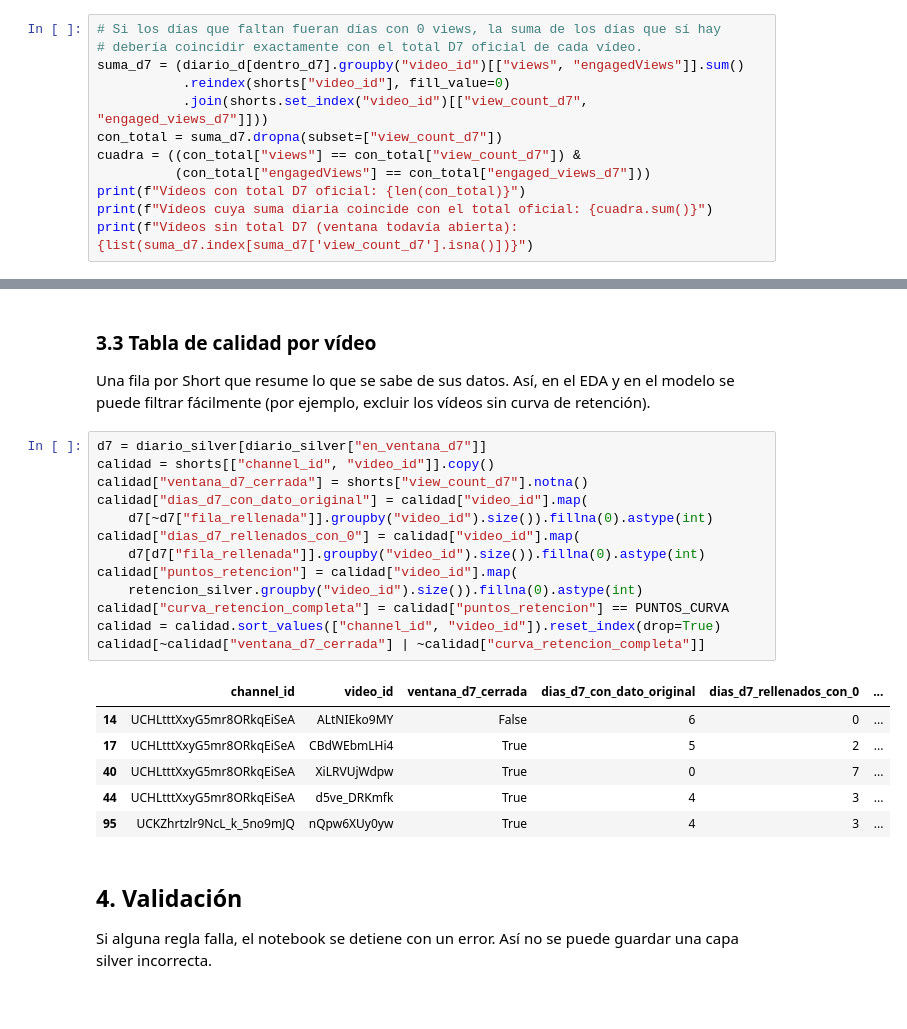
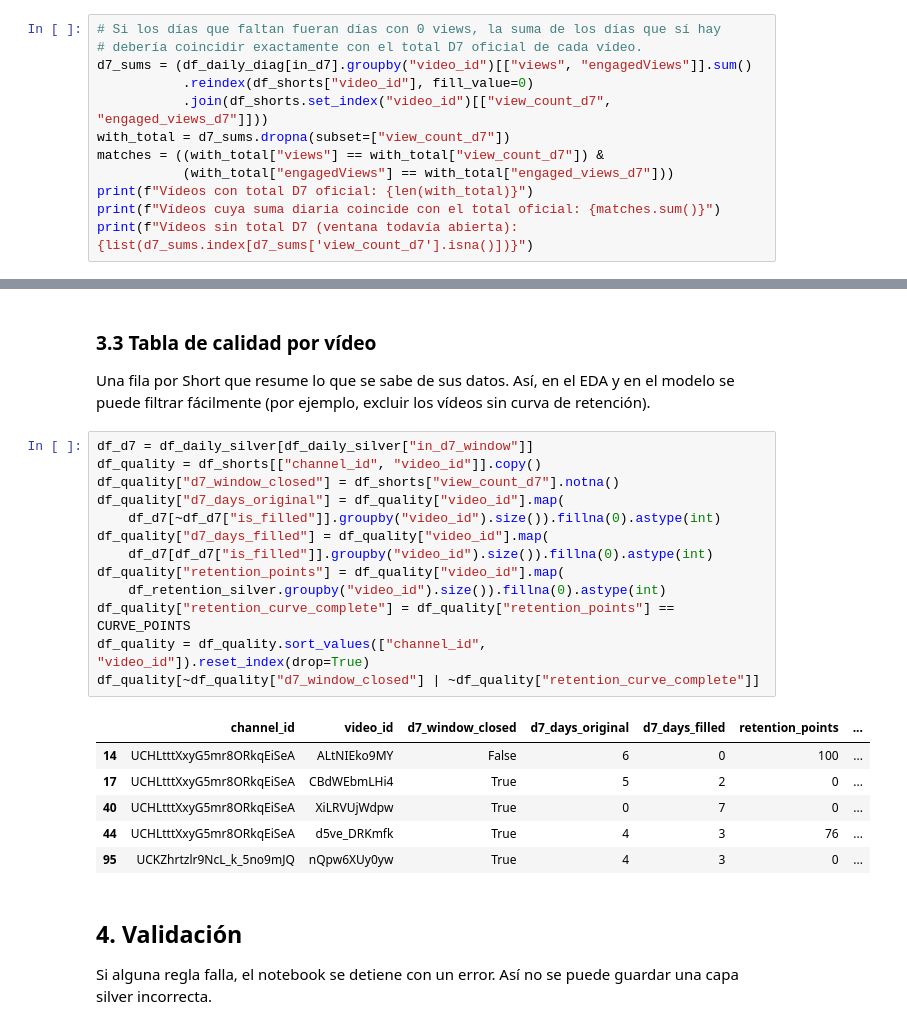
Before and after one commit to vittorio-perillo/TFM-Evolve, a Jupyter notebook: notebooks/01_limpieza_diario_retencion.ipynb, the cells around one changed output, grey strips where cells are left out. Cells and saved outputs as stored; diff of their text form.

```diff
--- a/notebooks/01_limpieza_diario_retencion.ipynb
+++ b/notebooks/01_limpieza_diario_retencion.ipynb
@@ -170,15 +183,15 @@ Número de días con fila dentro de D7 → número de vídeos
 # %%
 # Si los días que faltan fueran días con 0 views, la suma de los días que sí hay
 # debería coincidir exactamente con el total D7 oficial de cada vídeo.
-suma_d7 = (diario_d[dentro_d7].groupby("video_id")[["views", "engagedViews"]].sum()
-           .reindex(shorts["video_id"], fill_value=0)
-           .join(shorts.set_index("video_id")[["view_count_d7", "engaged_views_d7"]]))
-con_total = suma_d7.dropna(subset=["view_count_d7"])
-cuadra = ((con_total["views"] == con_total["view_count_d7"]) &
-          (con_total["engagedViews"] == con_total["engaged_views_d7"]))
-print(f"Vídeos con total D7 oficial: {len(con_total)}")
-print(f"Vídeos cuya suma diaria coincide con el total oficial: {cuadra.sum()}")
-print(f"Vídeos sin total D7 (ventana todavía abierta): {list(suma_d7.index[suma_d7['view_count_d7'].isna()])}")
+d7_sums = (df_daily_diag[in_d7].groupby("video_id")[["views", "engagedViews"]].sum()
+           .reindex(df_shorts["video_id"], fill_value=0)
+           .join(df_shorts.set_index("video_id")[["view_count_d7", "engaged_views_d7"]]))
+with_total = d7_sums.dropna(subset=["view_count_d7"])
+matches = ((with_total["views"] == with_total["view_count_d7"]) &
+           (with_total["engagedViews"] == with_total["engaged_views_d7"]))
+print(f"Vídeos con total D7 oficial: {len(with_total)}")
+print(f"Vídeos cuya suma diaria coincide con el total oficial: {matches.sum()}")
+print(f"Vídeos sin total D7 (ventana todavía abierta): {list(d7_sums.index[d7_sums['view_count_d7'].isna()])}")
 # %% [output]
 Vídeos con total D7 oficial: 99
 Vídeos cuya suma diaria coincide con el total oficial: 99
@@ -370,25 +383,25 @@ retencion_silver.head()
 
 Una fila por Short que resume lo que se sabe de sus datos. Así, en el EDA y en el modelo se puede filtrar fácilmente (por ejemplo, excluir los vídeos sin curva de retención).
 # %%
-d7 = diario_silver[diario_silver["en_ventana_d7"]]
-calidad = shorts[["channel_id", "video_id"]].copy()
-calidad["ventana_d7_cerrada"] = shorts["view_count_d7"].notna()
-calidad["dias_d7_con_dato_original"] = calidad["video_id"].map(
-    d7[~d7["fila_rellenada"]].groupby("video_id").size()).fillna(0).astype(int)
-calidad["dias_d7_rellenados_con_0"] = calidad["video_id"].map(
-    d7[d7["fila_rellenada"]].groupby("video_id").size()).fillna(0).astype(int)
-calidad["puntos_retencion"] = calidad["video_id"].map(
-    retencion_silver.groupby("video_id").size()).fillna(0).astype(int)
-calidad["curva_retencion_completa"] = calidad["puntos_retencion"] == PUNTOS_CURVA
-calidad = calidad.sort_values(["channel_id", "video_id"]).reset_index(drop=True)
-calidad[~calidad["ventana_d7_cerrada"] | ~calidad["curva_retencion_completa"]]
+df_d7 = df_daily_silver[df_daily_silver["in_d7_window"]]
+df_quality = df_shorts[["channel_id", "video_id"]].copy()
+df_quality["d7_window_closed"] = df_shorts["view_count_d7"].notna()
+df_quality["d7_days_original"] = df_quality["video_id"].map(
+    df_d7[~df_d7["is_filled"]].groupby("video_id").size()).fillna(0).astype(int)
+df_quality["d7_days_filled"] = df_quality["video_id"].map(
+    df_d7[df_d7["is_filled"]].groupby("video_id").size()).fillna(0).astype(int)
+df_quality["retention_points"] = df_quality["video_id"].map(
+    df_retention_silver.groupby("video_id").size()).fillna(0).astype(int)
+df_quality["retention_curve_complete"] = df_quality["retention_points"] == CURVE_POINTS
+df_quality = df_quality.sort_values(["channel_id", "video_id"]).reset_index(drop=True)
+df_quality[~df_quality["d7_window_closed"] | ~df_quality["retention_curve_complete"]]
 # %% [output]
-|  | channel_id | video_id | ventana_d7_cerrada | dias_d7_con_dato_original | dias_d7_rellenados_con_0 | ... |
-| 14 | UCHLtttXxyG5mr8ORkqEiSeA | ALtNIEko9MY | False | 6 | 0 | ... |
-| 17 | UCHLtttXxyG5mr8ORkqEiSeA | CBdWEbmLHi4 | True | 5 | 2 | ... |
-| 40 | UCHLtttXxyG5mr8ORkqEiSeA | XiLRVUjWdpw | True | 0 | 7 | ... |
-| 44 | UCHLtttXxyG5mr8ORkqEiSeA | d5ve_DRKmfk | True | 4 | 3 | ... |
-| 95 | UCKZhrtzlr9NcL_k_5no9mJQ | nQpw6XUy0yw | True | 4 | 3 | ... |
+|  | channel_id | video_id | d7_window_closed | d7_days_original | d7_days_filled | retention_points | ... |
+| 14 | UCHLtttXxyG5mr8ORkqEiSeA | ALtNIEko9MY | False | 6 | 0 | 100 | ... |
+| 17 | UCHLtttXxyG5mr8ORkqEiSeA | CBdWEbmLHi4 | True | 5 | 2 | 0 | ... |
+| 40 | UCHLtttXxyG5mr8ORkqEiSeA | XiLRVUjWdpw | True | 0 | 7 | 0 | ... |
+| 44 | UCHLtttXxyG5mr8ORkqEiSeA | d5ve_DRKmfk | True | 4 | 3 | 76 | ... |
+| 95 | UCKZhrtzlr9NcL_k_5no9mJQ | nQpw6XUy0yw | True | 4 | 3 | 0 | ... |
 # %% [markdown]
 ## 4. Validación
 
```
Also changed, not shown: parts of 17 cells of this notebook.
